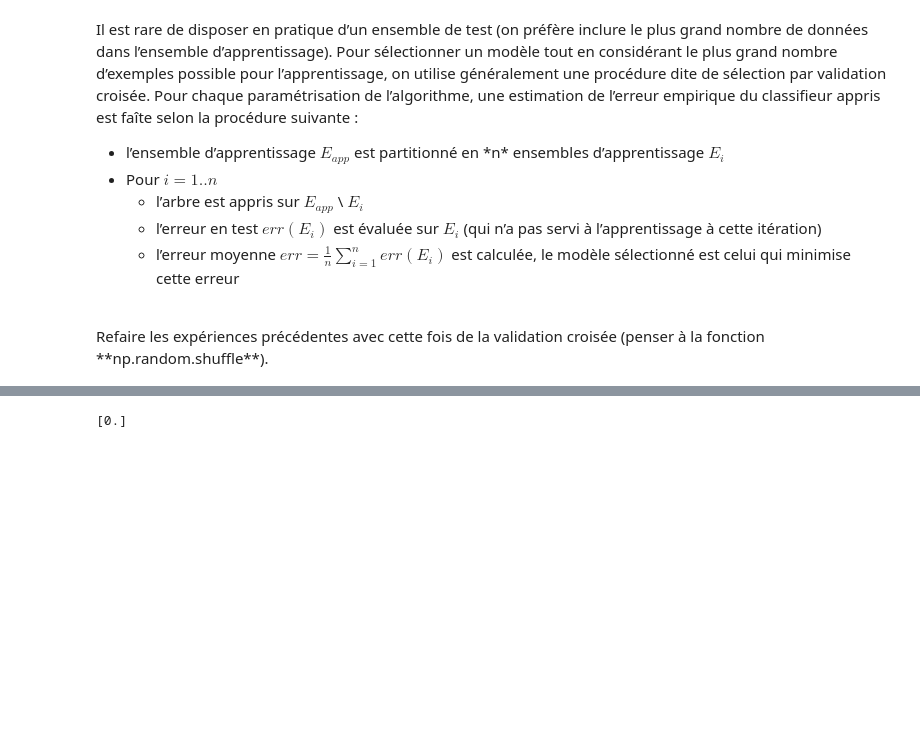
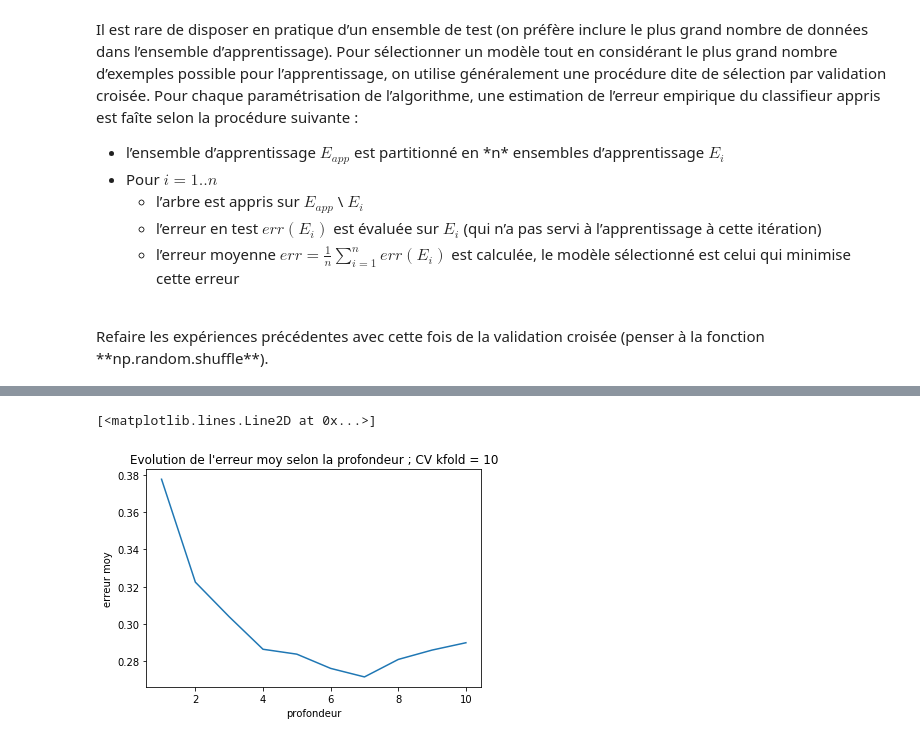
Before and after one commit to wuwenshan/ML, a Jupyter notebook: TME1/decision_tree.ipynb, the cells around one changed output, grey strips where cells are left out. Cells and saved outputs as stored; diff of their text form; code cells hidden in the pictures; blank space fills up the shorter version.

Commit message:
TME 1 : implem CV TME 2 : to do TME 3 : descente de gradient pour fonction 1D = OK ; à revoir descente de gradient pour RL

```diff
--- a/TME1/decision_tree.ipynb
+++ b/TME1/decision_tree.ipynb
@@ -446,20 +441,3 @@ Il est rare de disposer en pratique d’un ensemble de test (on préfère inclur
 </ul>
 <br>
 Refaire les expériences précédentes avec cette fois de la validation croisée (penser à la fonction **np.random.shuffle**).
-# %%
-def cross_validation(data, labels, n):
-    index = np.random.permutation(len(labels))
-    data_shuffle, labels_shuffle = data[index], labels[index]
-
-    blocs = np.linspace(0, len(labels), n)
-    data_split = np.split(data_shuffle, blocs.astype(int))
-    labels_split = np.split(labels_shuffle, blocs.astype(int))
-
-    dt = DecisionTree()
-    dt.max_depth = 10 #on fixe la  taille  de l’arbre a 5
-    dt.min_samples_split = 2 #nombre  minimum d’exemples  pour  spliter  un noeud
-    err = 0
-
-    for i in range(len(blocs)):
-        dt.fit(X_train, y_train)
-        dt.predict(X_test)
@@ -516,8 +443,0 @@ TypeError: list indices must be integers or slices, not range
-# %%
-a = np.array([1,2])
-b = np.array([3,4])
-c = np.concatenate((a,b))
-d = np.array([[1,2], [3,4]])
-print((np.linspace(0,4700,100))[0:1])
-# %% [output]
-[0.]
@@ -523,0 +481,14 @@ print((np.linspace(0,4700,100))[0:1])
+# %%
+mean_err = []
+for i in range(1, 11):
+    mean_err.append(cross_validation(datax, datay, 10, i))
+# %%
+fig = plt.figure()
+ax = fig.add_subplot(1, 1, 1)
+plt.xlabel("profondeur")
+plt.ylabel("erreur moy")
+plt.title("Evolution de l'erreur moy selon la profondeur ; CV kfold = 10")
+ax.plot(np.arange(1,len(mean_err)+1), mean_err, color='tab:blue')
+# %% [output]
+[<matplotlib.lines.Line2D at 0x...>]
+[figure, added]
```
Also changed, not shown: parts of 4 cells of this notebook, 3 other files.
